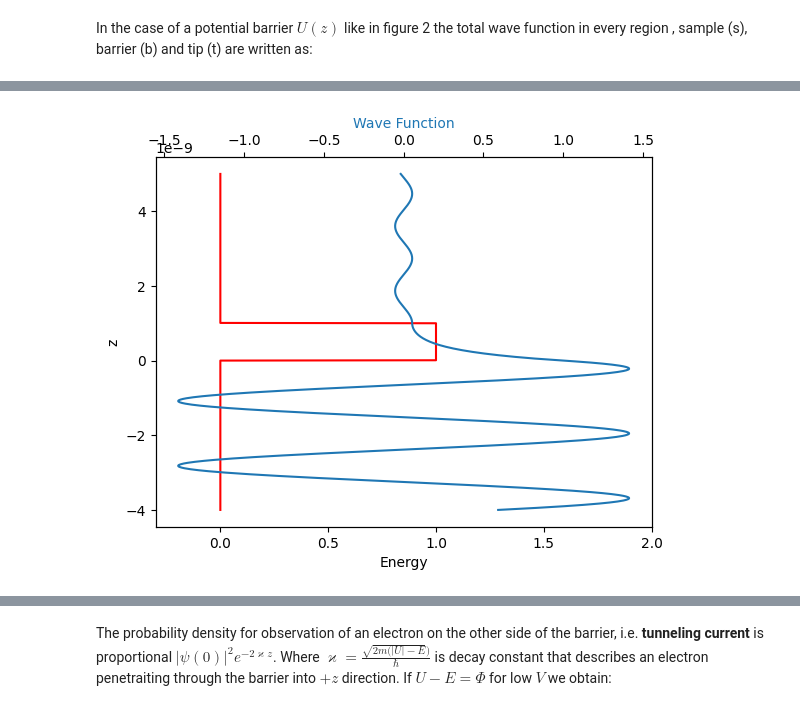
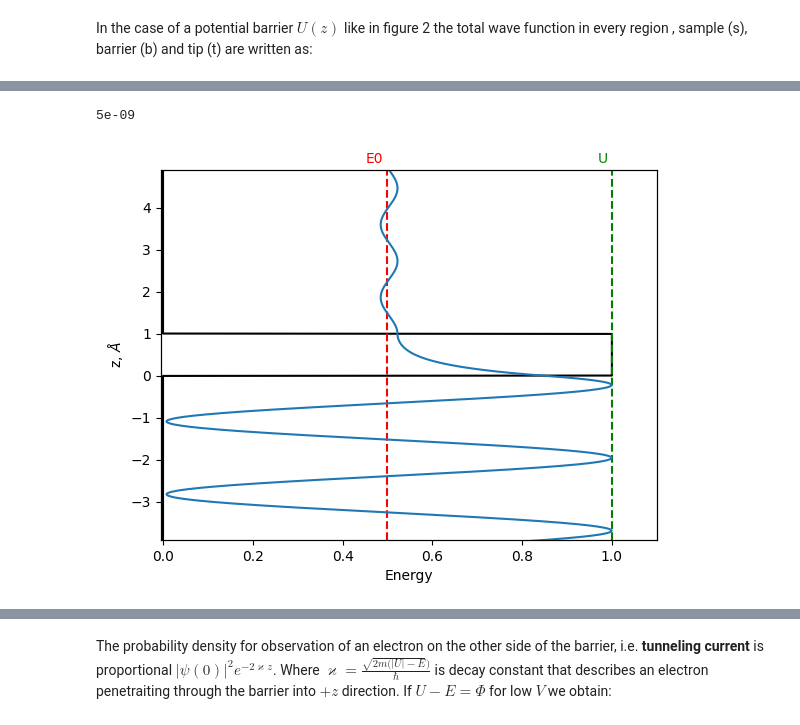
Before and after one commit to MariyaSV78/notebook_STM, a Jupyter notebook: STM/STM.ipynb, the cells around one changed output, grey strips where cells are left out. Saved outputs shown, nothing was run; the diff lists cells and outputs as text; code cells hidden in the pictures.

```diff
--- a/STM/STM.ipynb
+++ b/STM/STM.ipynb
@@ -145,7 +174,4 @@ R + T = 1.0000000000000002
 # %%
-import numpy as np
-import matplotlib.pyplot as plt
-
 # Define the conditions for energy dependency
 def barrier_energy(z, d):
     out = np.zeros_like(z)
@@ -159,38 +185,49 @@ def barrier_energy(z, d):
 
 # Define the conditions for wave function dependency
 def wave_function(z, d, x):
     out = np.zeros_like(z, dtype=np.complex64)
     cond = z <= 0
     out[cond] = np.exp(1j*k*z[cond]) + x[0]*np.exp(-1j*k*z[cond])
     cond = np.logical_and(z > 0,  z < d)
     out[cond] = x[1]*np.exp(-kappa*z[cond]) + x[2]*np.exp(kappa*z[cond])
     cond = z >= d
     out[cond] = x[3]*np.exp(1j*k*z[cond])
     return out
 
+z_min = -4*d
+z_max = (4 + 1)*d
 # Define the range of z values
-z = np.linspace(-4*d, (4 + 1)*d, 1000)  # Adjust the range as needed
+z = np.linspace(z_min, z_max, 1000)  # Adjust the range as needed
 
 # Calculate the energy values for each z
 barrier_energy_values = barrier_energy(z, d)
 wf_energy_values = wave_function(z, d, x)
 # Plot the energy and wave function dependencies
 fig, ax1 = plt.subplots()
 
-ax1.set_ylabel('z')
+ax1.set_ylabel('z, $\AA$')
 ax1.set_xlabel('Energy')
-ax1.plot(barrier_energy_values, z, 'r')
-ax1.set_xlim([-0.3, 2])
+ax1.plot(barrier_energy_values, z*1e9, 'black')
+
 ax1.tick_params(axis='y')
+ax1.axvline(x=E0, color='red', linestyle='--')
+ax1.axvline(x=U, color='green', linestyle='--')
+# Add labels near the vertical dashed lines
+ax1.text(E0-0.01, z_max*1e9, 'E0', color='red', verticalalignment='bottom', horizontalalignment='right')
+ax1.text(U-0.01,  z_max*1e9, 'U', color='green', verticalalignment='bottom', horizontalalignment='right')
+print(z_max)
 
 ax2 = ax1.twiny()
 color = 'tab:blue'
-ax2.set_xlabel('Wave Function', color=color)
-ax2.plot(np.real(wf_energy_values),  z, color=color)#ax2.plot(np.abs(wf_energy_values)**2,  z, color=color)
+ax2.plot(np.real(wf_energy_values),  z*1e9, color=color)
 
-ax2.tick_params(axis='y', labelcolor=color)
+ax2.set_ylim([-3.9, 4.9])
+ax2.set_xlim([-1.45, 1.7])
+ax1.set_xlim([-0.005, 1.1])
 
+ax2.set_xticks([])
 
 plt.show()
 # %% [output]
+5e-09
-[figure, old version]
+[figure, new version]
```
Also changed, not shown: parts of 10 cells of this notebook.
